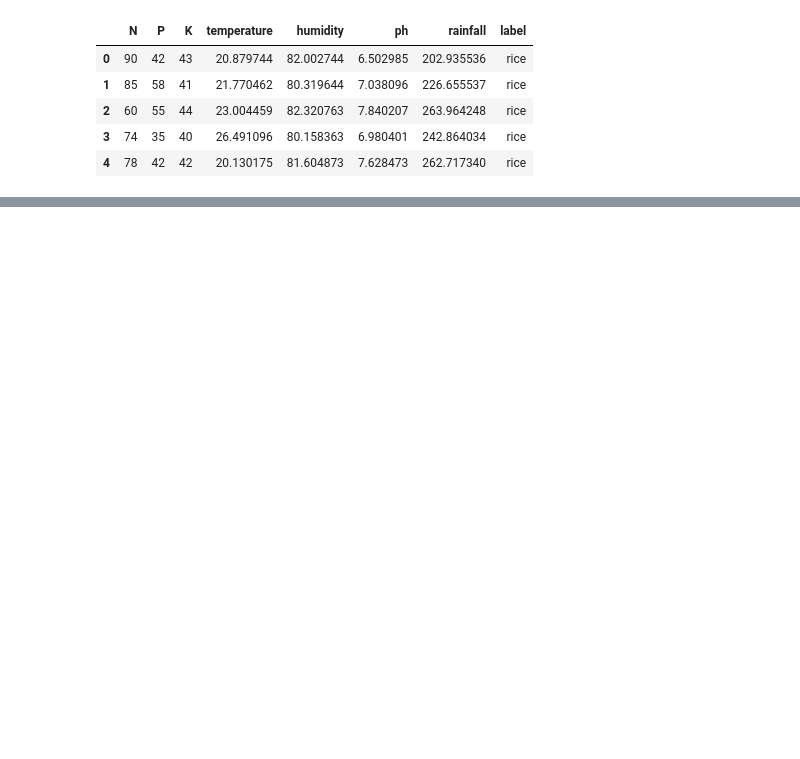
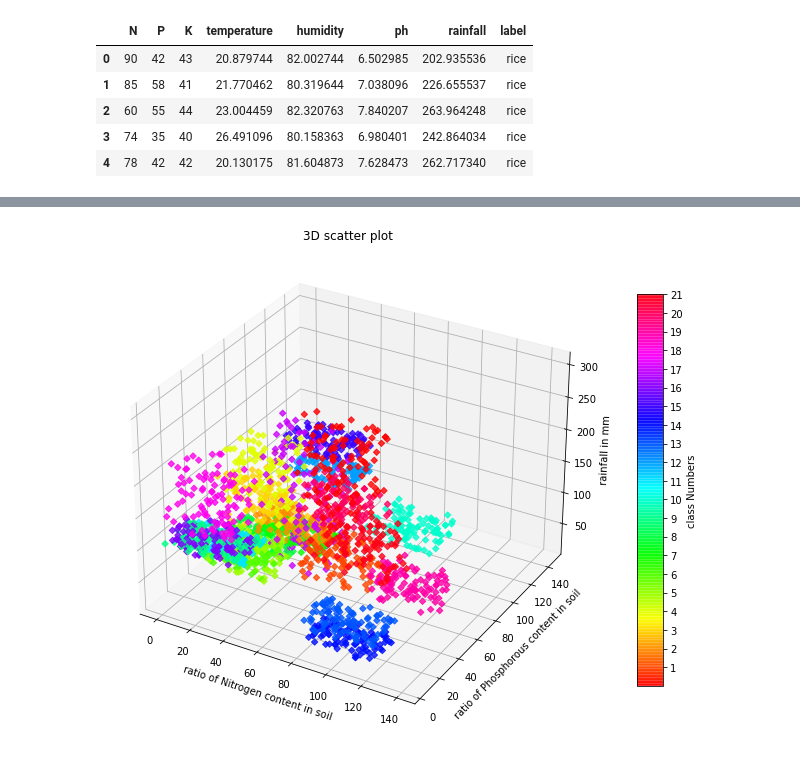
Before and after one commit to BarnesToby/ML_Crop_Recommendation, a Jupyter notebook: ML_crop.ipynb, the cells around one changed output, grey strips where cells are left out. Drawn from its saved outputs; the diff is of its cells as text; code cells hidden in the pictures; blank space fills up the shorter version.

```diff
--- a/ML_crop.ipynb
+++ b/ML_crop.ipynb
@@ -74,0 +61,32 @@ ValueError: invalid literal for int() with base 10: 'rice'
+# %%
+# Creating figure
+fig = plt.figure(figsize = (16, 9))
+ax = plt.axes(projection ="3d")
+
+# Add x, y gridlines
+ax.grid(b = True, color ='grey',
+        linestyle ='-.', linewidth = 0.3,
+        alpha = 0.2)
+
+# Creating color map
+my_cmap = plt.get_cmap('hsv')
+
+# Creating plot
+sctt3D = ax.scatter3D(df.N, df.P, df.rainfall,
+                    alpha = 0.8,
+                    c = df.classNumber,
+                    cmap = my_cmap,
+                    marker ='D')
+
+plt.title("3D scatter plot")
+ax.set_xlabel("ratio of Nitrogen content in soil")
+ax.set_ylabel("ratio of Phosphorous content in soil")
+ax.set_zlabel("rainfall in mm")
+
+tck = np.arange(1,22,1)
+fig.colorbar(sctt3D, ax = ax, shrink = 0.8, aspect = 15, ticks = tck, label="class Numbers")
+
+# show plot
+plt.show()
+# %% [output]
+[figure, added]
```
Also changed, not shown: parts of 11 cells of this notebook.
